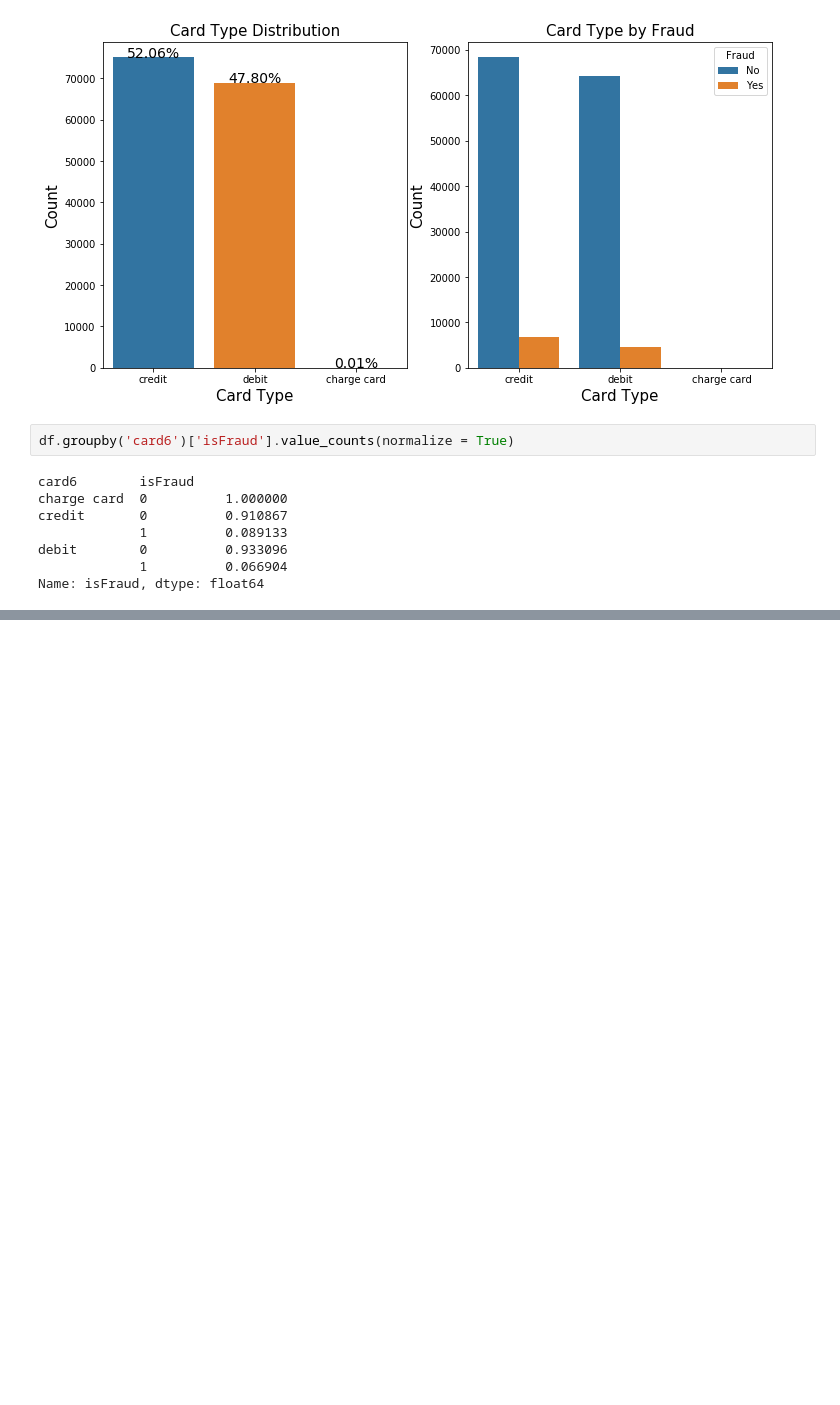
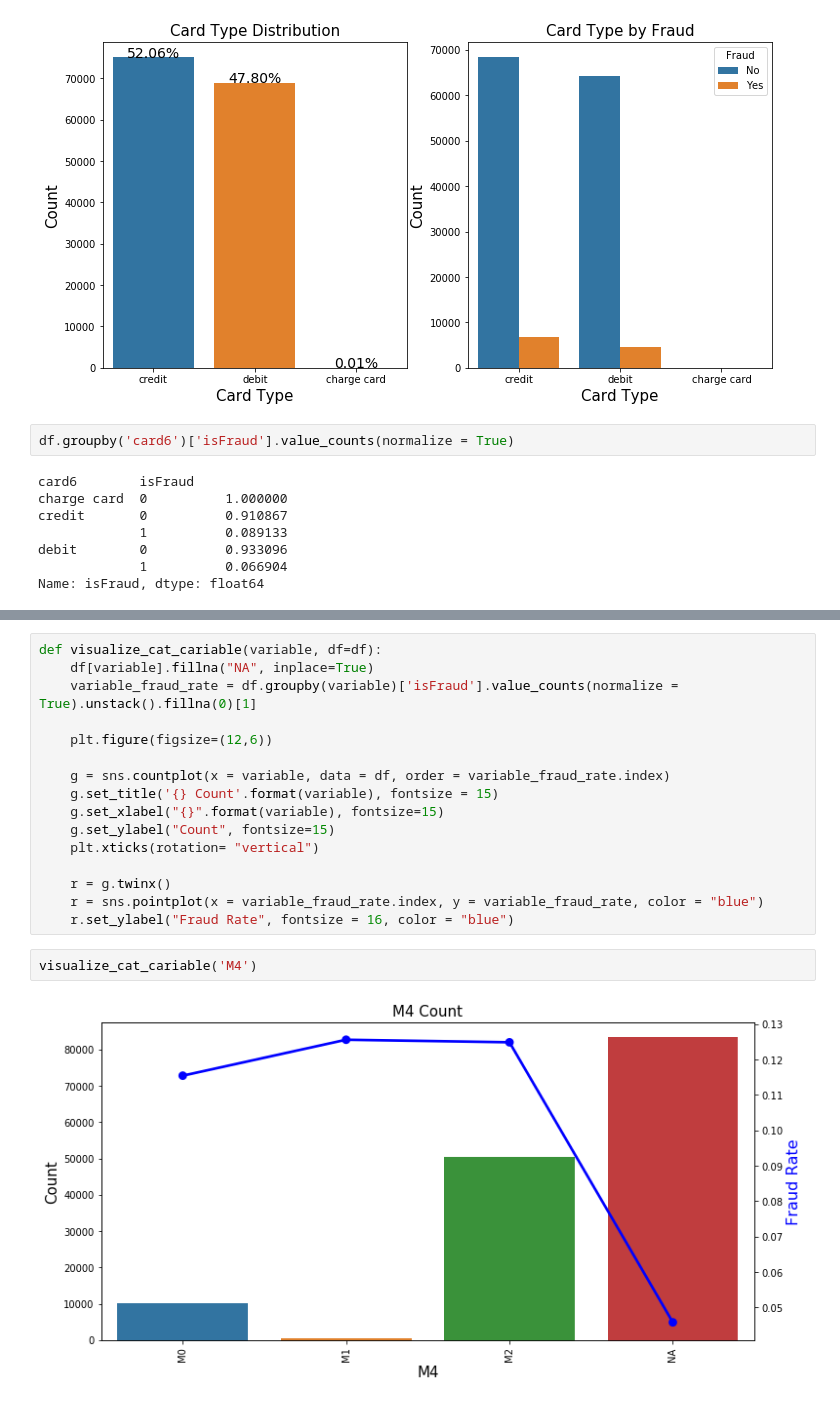
Before and after one commit to tsaw8/Thinkful_Project, a Jupyter notebook: Capstone: Supervised learning /IEEE-CIS Fraud Detection .ipynb, the cells around one changed output, grey strips where cells are left out. Saved outputs shown, nothing was run; the diff lists cells and outputs as text; blank space fills up the shorter version.

Commit message:
Continue exploring categorical variables

```diff
--- a/Capstone: Supervised learning /IEEE-CIS Fraud Detection .ipynb
+++ b/Capstone: Supervised learning /IEEE-CIS Fraud Detection .ipynb
@@ -562,0 +624,20 @@ Name: isFraud, dtype: float64
+# %%
+def visualize_cat_cariable(variable, df=df):
+    df[variable].fillna("NA", inplace=True)
+    variable_fraud_rate = df.groupby(variable)['isFraud'].value_counts(normalize = True).unstack().fillna(0)[1]
+
+    plt.figure(figsize=(12,6))
+
+    g = sns.countplot(x = variable, data = df, order = variable_fraud_rate.index)
+    g.set_title('{} Count'.format(variable), fontsize = 15)
+    g.set_xlabel("{}".format(variable), fontsize=15)
+    g.set_ylabel("Count", fontsize=15)
+    plt.xticks(rotation= "vertical")
+
+    r = g.twinx()
+    r = sns.pointplot(x = variable_fraud_rate.index, y = variable_fraud_rate, color = "blue")
+    r.set_ylabel("Fraud Rate", fontsize = 16, color = "blue")
+# %%
+visualize_cat_cariable('M4')
+# %% [output]
+[figure, added]
```
Also changed, not shown: parts of 16 cells of this notebook.
